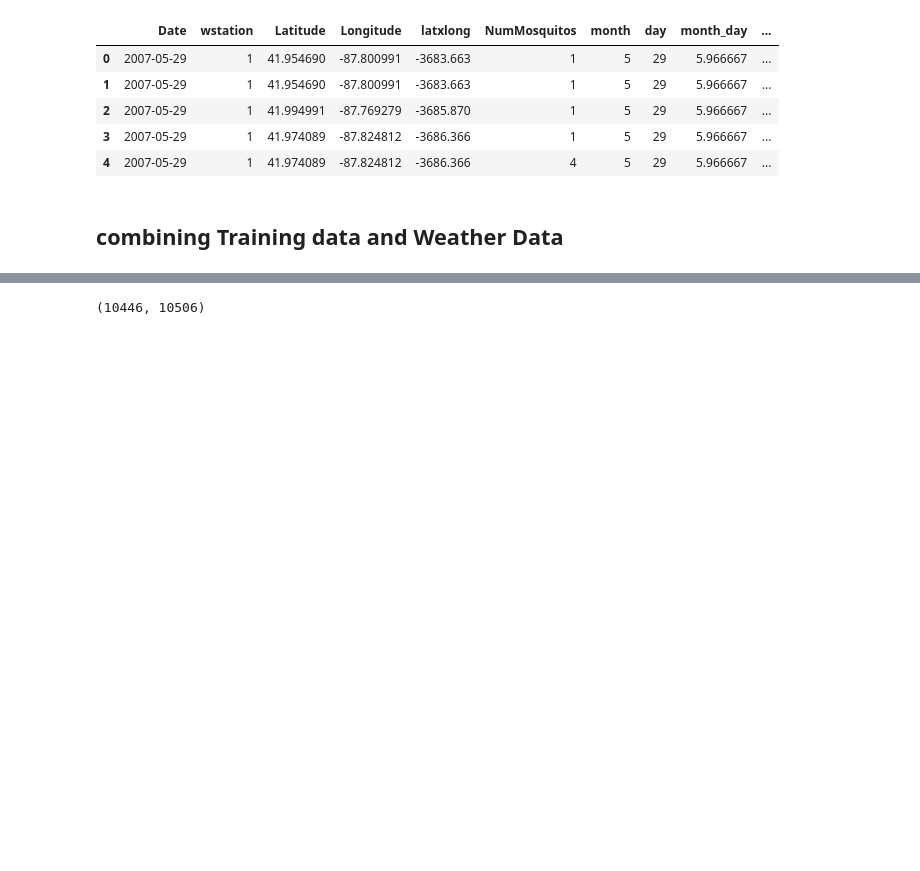
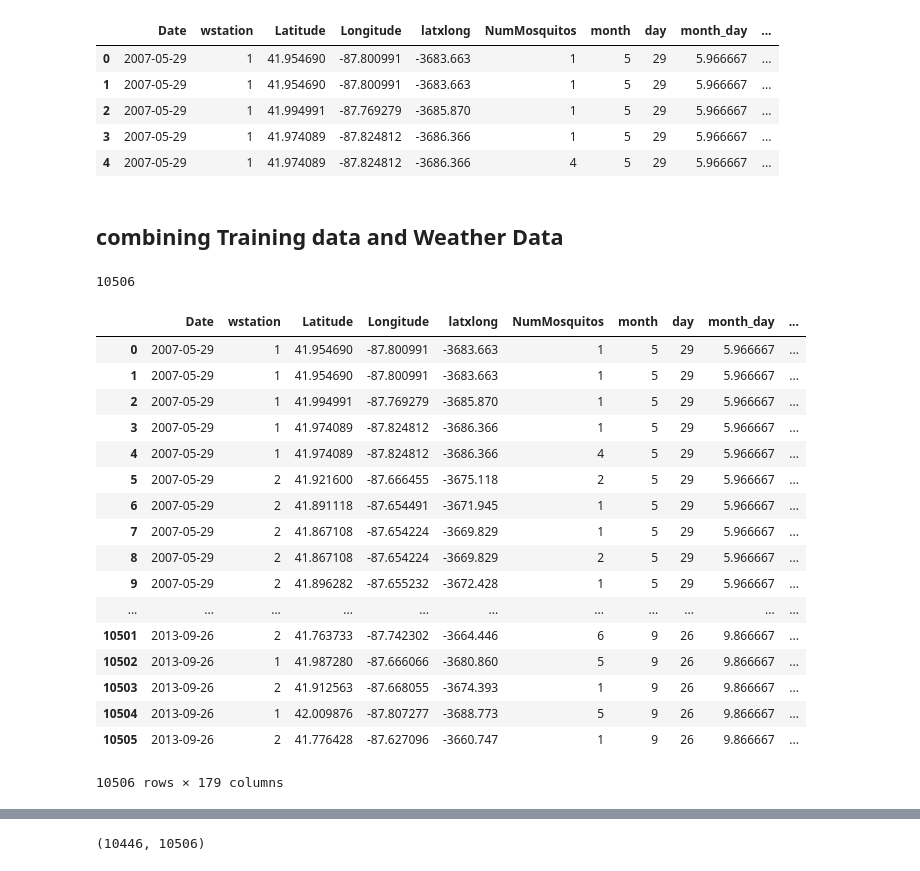
Before and after one commit to rdamehta/West-Nile-Virus-in-Chicago-Geographic-Predictions-and-Supervised-Learning, a Jupyter notebook: src/ravi_measurement_locations.ipynb, the cells around one changed output, grey strips where cells are left out. Cells and saved outputs as stored; diff of their text form; code cells hidden in the pictures; blank space fills up the shorter version.

Commit message:
cleaned code, merged weather data with train data

```diff
--- a/src/ravi_measurement_locations.ipynb
+++ b/src/ravi_measurement_locations.ipynb
@@ -205,3 +228,29 @@ final_data.head()
 | 4 | 2007-05-29 | 1 | 41.974089 | -87.824812 | -3686.366 | 4 | 5 | 29 | 5.966667 | ... |
 # %% [markdown]
 ## combining Training data and Weather Data
+# %%
+test1 = pd.merge(final_data, weather, how='left', left_on = ['Date', 'wstation'], right_on = ['Date', 'Station'])
+len(test1)
+# %% [output]
+10506
+# %%
+test1
+# %% [output]
+|  | Date | wstation | Latitude | Longitude | latxlong | NumMosquitos | month | day | month_day | ... |
+| 0 | 2007-05-29 | 1 | 41.954690 | -87.800991 | -3683.663 | 1 | 5 | 29 | 5.966667 | ... |
+| 1 | 2007-05-29 | 1 | 41.954690 | -87.800991 | -3683.663 | 1 | 5 | 29 | 5.966667 | ... |
+| 2 | 2007-05-29 | 1 | 41.994991 | -87.769279 | -3685.870 | 1 | 5 | 29 | 5.966667 | ... |
+| 3 | 2007-05-29 | 1 | 41.974089 | -87.824812 | -3686.366 | 1 | 5 | 29 | 5.966667 | ... |
+| 4 | 2007-05-29 | 1 | 41.974089 | -87.824812 | -3686.366 | 4 | 5 | 29 | 5.966667 | ... |
+| 5 | 2007-05-29 | 2 | 41.921600 | -87.666455 | -3675.118 | 2 | 5 | 29 | 5.966667 | ... |
+| 6 | 2007-05-29 | 2 | 41.891118 | -87.654491 | -3671.945 | 1 | 5 | 29 | 5.966667 | ... |
+| 7 | 2007-05-29 | 2 | 41.867108 | -87.654224 | -3669.829 | 1 | 5 | 29 | 5.966667 | ... |
+| 8 | 2007-05-29 | 2 | 41.867108 | -87.654224 | -3669.829 | 2 | 5 | 29 | 5.966667 | ... |
+| 9 | 2007-05-29 | 2 | 41.896282 | -87.655232 | -3672.428 | 1 | 5 | 29 | 5.966667 | ... |
+| ... | ... | ... | ... | ... | ... | ... | ... | ... | ... | ... |
+| 10501 | 2013-09-26 | 2 | 41.763733 | -87.742302 | -3664.446 | 6 | 9 | 26 | 9.866667 | ... |
+| 10502 | 2013-09-26 | 1 | 41.987280 | -87.666066 | -3680.860 | 5 | 9 | 26 | 9.866667 | ... |
+| 10503 | 2013-09-26 | 2 | 41.912563 | -87.668055 | -3674.393 | 1 | 9 | 26 | 9.866667 | ... |
+| 10504 | 2013-09-26 | 1 | 42.009876 | -87.807277 | -3688.773 | 5 | 9 | 26 | 9.866667 | ... |
+| 10505 | 2013-09-26 | 2 | 41.776428 | -87.627096 | -3660.747 | 1 | 9 | 26 | 9.866667 | ... |
+10506 rows × 179 columns
```
Also changed, not shown: parts of 9 cells of this notebook.
